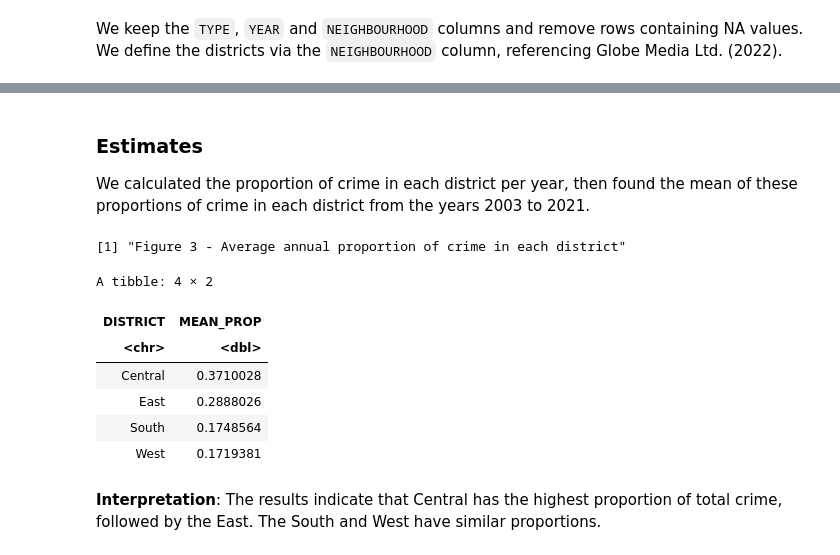
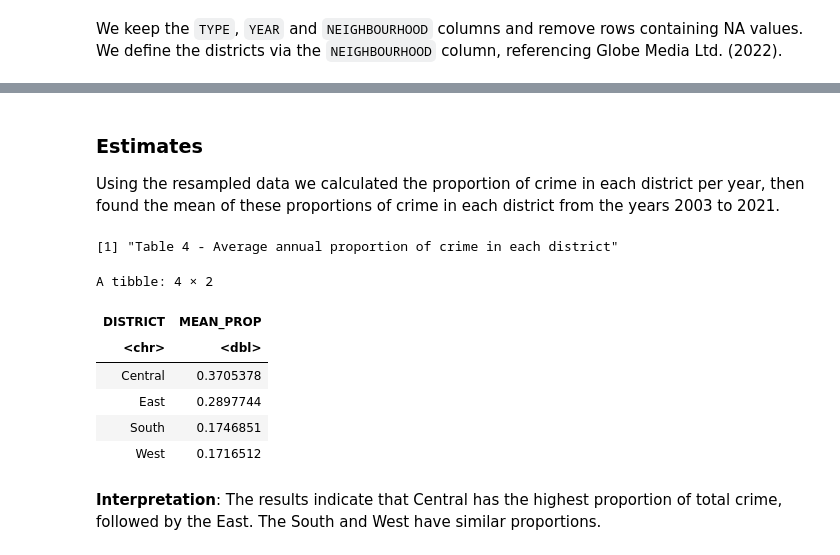
Before and after one commit to samnthorne/STAT201_Group40, a Jupyter notebook: Untitled (3).ipynb, the cells around one changed output, grey strips where cells are left out. Cells and saved outputs as stored; diff of their text form; code cells hidden in the pictures.

```diff
--- a/Untitled (3).ipynb
+++ b/Untitled (3).ipynb
@@ -140,0 +136,6 @@ A tibble: 6 × 3
+# %%
+set.seed(101)
+crime_data_boot <- crime_data %>%
+    rep_sample_n(size = 360, reps = 2000, replace = TRUE)
+print('Table 3 - Bootstrapped data')
+head(crime_data_boot)
@@ -141,34 +153,34 @@ A tibble: 6 × 3
 # %% [markdown]
 ### Estimates
-We calculated the proportion of crime in each district per year, then found the mean of these proportions of crime in each district from the years 2003 to 2021.
+Using the resampled data we calculated the proportion of crime in each district per year, then found the mean of these proportions of crime in each district from the years 2003 to 2021.
 # %%
 # Added another column to the data which holds the proportion of crime for the corresponding district and year
 # of the row.
-prop_data <- crime_data %>%
+prop_data <- crime_data_boot %>%
     group_by(YEAR) %>%
     mutate(num_year = n()) %>%
     ungroup() %>%
     group_by(YEAR, DISTRICT) %>%
     mutate(PROP = n()/num_year) %>%
     select(-num_year)
 
 
 # Using the proportion found above, find the mean over all years for each district.
 estimation_table <- prop_data %>%
     group_by(DISTRICT) %>%
     summarise(MEAN_PROP = mean(PROP))
 
-print("Table 3 - Average annual proportion of crime in each district")
+print("Table 4 - Average annual proportion of crime in each district")
 estimation_table
 # %% [output]
-[1] "Figure 3 - Average annual proportion of crime in each district"
+[1] "Table 4 - Average annual proportion of crime in each district"
 A tibble: 4 × 2
 | DISTRICT | MEAN_PROP |
 | <chr> | <dbl> |
-| Central | 0.3710028 |
-| East | 0.2888026 |
-| South | 0.1748564 |
-| West | 0.1719381 |
+| Central | 0.3705378 |
+| East | 0.2897744 |
+| South | 0.1746851 |
+| West | 0.1716512 |
 # %% [markdown]
 **Interpretation**: The results indicate that Central has the highest proportion of total crime, followed by the East. The South and West have similar proportions.
 # %% [markdown]
```
Also changed, not shown: parts of 11 cells of this notebook.
